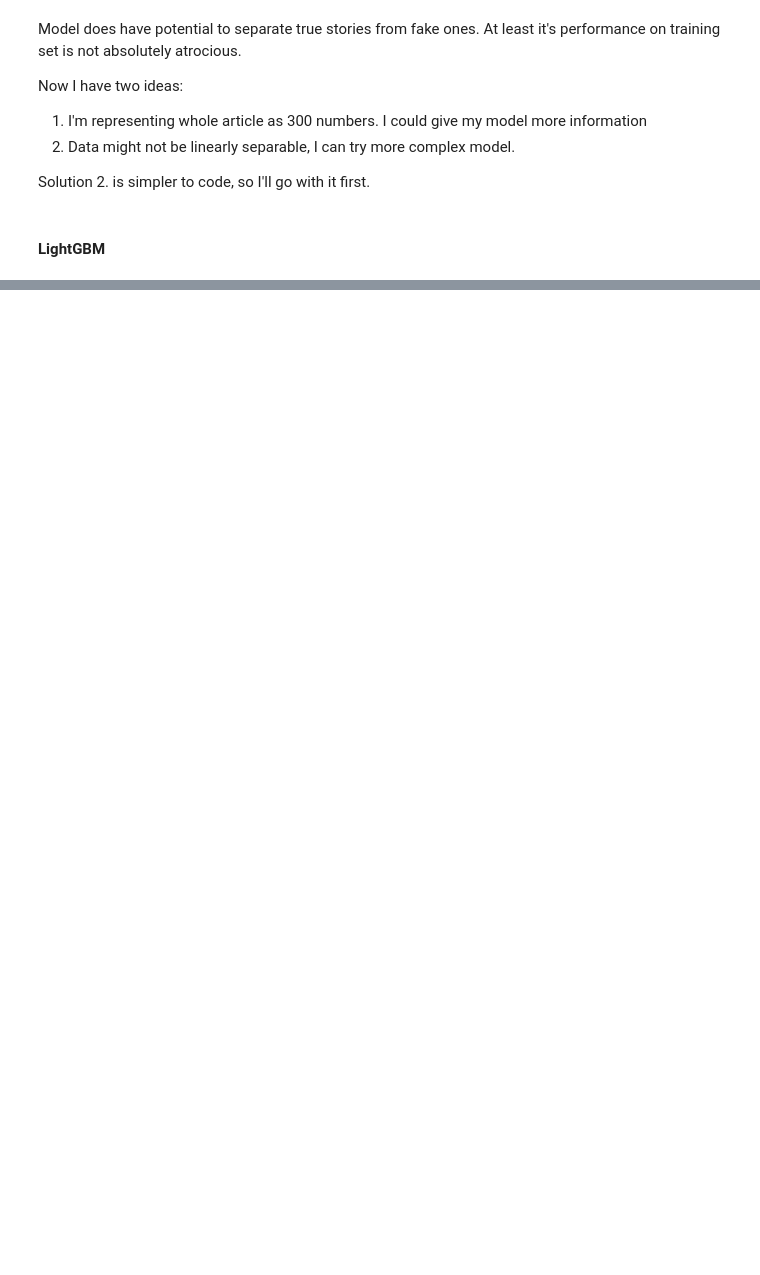
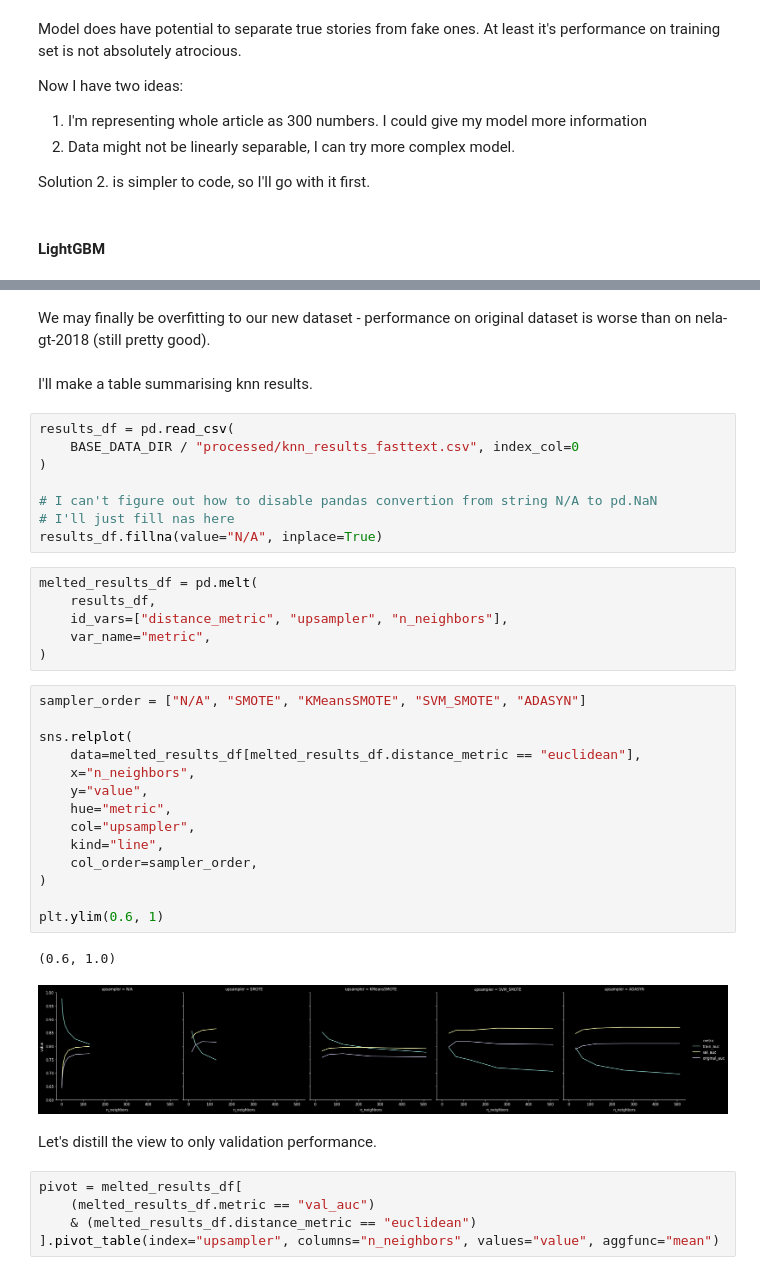
Before and after one commit to mutusfa/Fake-News-Analysis, a Jupyter notebook: notebooks/modelling.ipynb, the cells around one changed output, grey strips where cells are left out. Drawn from its saved outputs; the diff is of its cells as text; blank space fills up the shorter version.

```diff
--- a/notebooks/modelling.ipynb
+++ b/notebooks/modelling.ipynb
@@ -499,0 +885,42 @@ RuntimeError: No GPU is detected in the machine and we will not proceed to run T
+# %% [markdown]
+We may finally be overfitting to our new dataset - performance on original dataset is worse than on nela-gt-2018 (still pretty good).
+# %% [markdown]
+I'll make a table summarising knn results.
+# %%
+results_df = pd.read_csv(
+    BASE_DATA_DIR / "processed/knn_results_fasttext.csv", index_col=0
+)
+
+# I can't figure out how to disable pandas convertion from string N/A to pd.NaN
+# I'll just fill nas here
+results_df.fillna(value="N/A", inplace=True)
+# %%
+melted_results_df = pd.melt(
+    results_df,
+    id_vars=["distance_metric", "upsampler", "n_neighbors"],
+    var_name="metric",
+)
+# %%
+sampler_order = ["N/A", "SMOTE", "KMeansSMOTE", "SVM_SMOTE", "ADASYN"]
+
+sns.relplot(
+    data=melted_results_df[melted_results_df.distance_metric == "euclidean"],
+    x="n_neighbors",
+    y="value",
+    hue="metric",
+    col="upsampler",
+    kind="line",
+    col_order=sampler_order,
+)
+
+plt.ylim(0.6, 1)
+# %% [output]
+(0.6, 1.0)
+[figure, added]
+# %% [markdown]
+Let's distill the view to only validation performance.
+# %%
+pivot = melted_results_df[
+    (melted_results_df.metric == "val_auc")
+    & (melted_results_df.distance_metric == "euclidean")
+].pivot_table(index="upsampler", columns="n_neighbors", values="value", aggfunc="mean")
```
Also changed, not shown: parts of 73 cells of this notebook, 4 other files.
